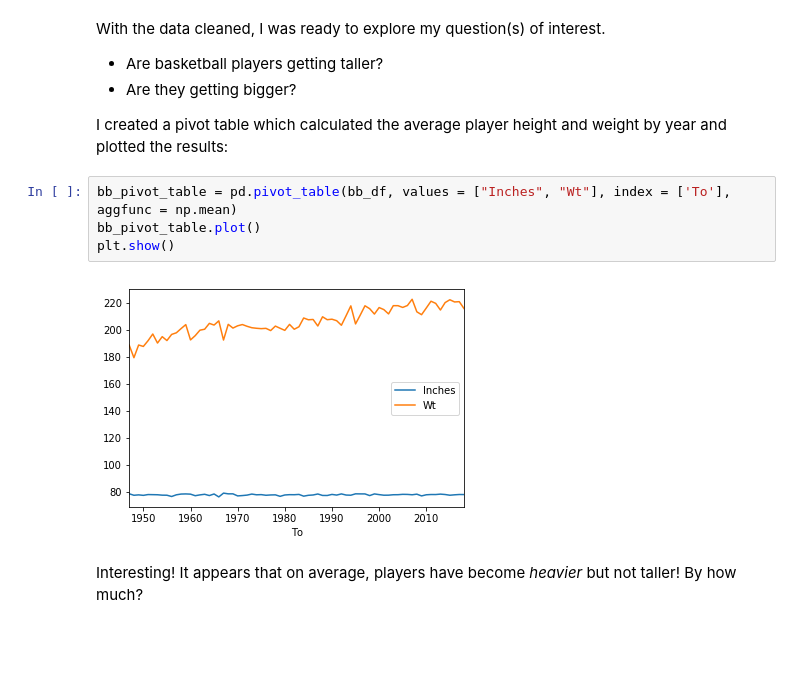
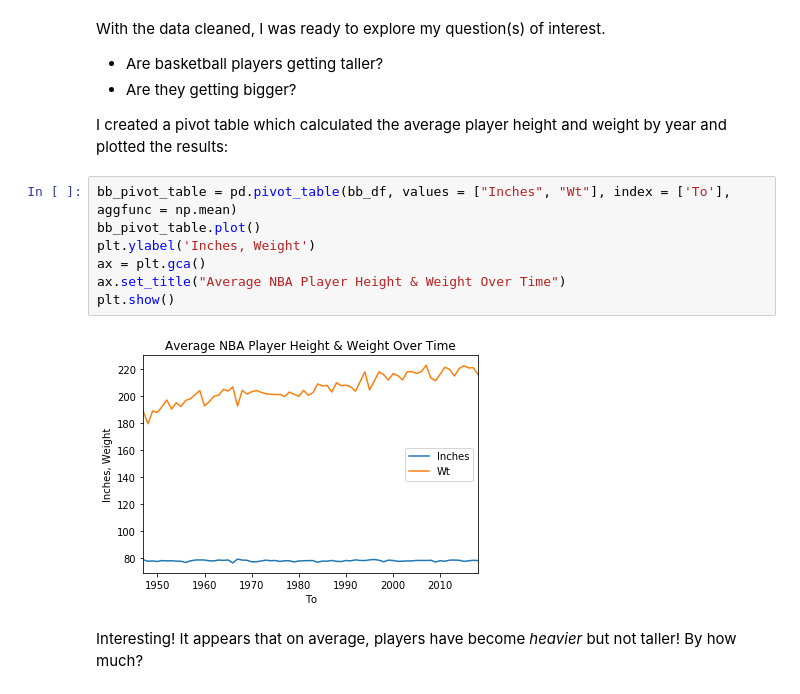
Before and after one commit to erikgregorywebb/machine-learning, a Jupyter notebook: Homework-1.ipynb, the cells around one changed output. Drawn from its saved outputs; the diff is of its cells as text; blank space fills up the shorter version.

```diff
--- a/Homework-1.ipynb
+++ b/Homework-1.ipynb
@@ -500,9 +507,12 @@ I created a pivot table which calculated the average player height and weight by
 # %%
 bb_pivot_table = pd.pivot_table(bb_df, values = ["Inches", "Wt"], index = ['To'], aggfunc = np.mean)
 bb_pivot_table.plot()
+plt.ylabel('Inches, Weight')
+ax = plt.gca()
+ax.set_title("Average NBA Player Height & Weight Over Time")
 plt.show()
 # %% [output]
-[figure, old version]
+[figure, new version]
 # %% [markdown]
 Interesting! It appears that on average, players have become _heavier_ but not taller! By how much?
 # %%
```
Also changed, not shown: parts of 20 cells of this notebook.
